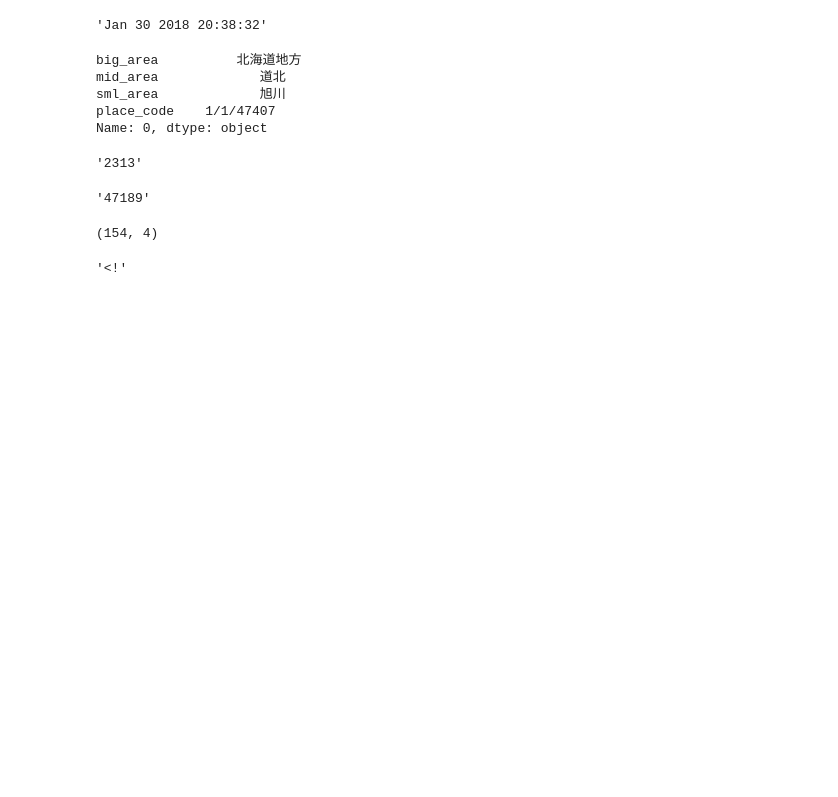
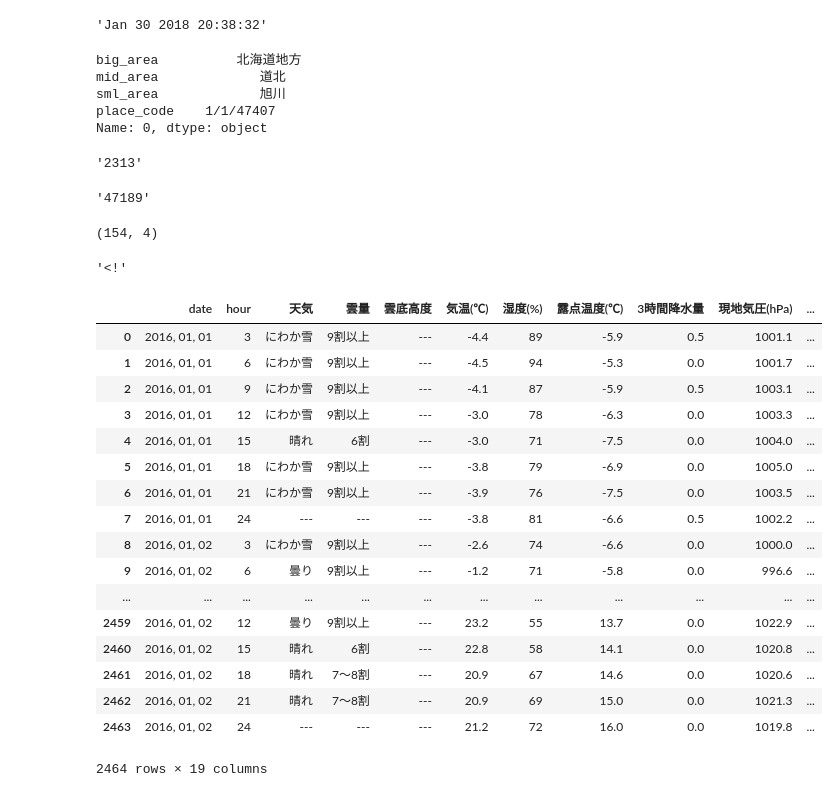
Before and after one commit to bluebread/Tenki-Library, a Jupyter notebook: crawler.ipynb, the cells around one changed output. Cells and saved outputs as stored; diff of their text form; code cells hidden in the pictures; blank space fills up the shorter version.

```diff
--- a/crawler.ipynb
+++ b/crawler.ipynb
@@ -393,3 +393,25 @@ js = urlopen("http://az416740.vo.msecnd.net/component/static_api/past/live/2016/
 '\u003c!'
 # %% [output]
 '<!'
+# %%
+pw_df = read_csv("fast_place_weather.csv", encoding="cp932")
+pw_df
+# %% [output]
+|  | date | hour | 天気 | 雲量 | 雲底高度 | 気温(℃) | 湿度(%) | 露点温度(℃) | 3時間降水量 | 現地気圧(hPa) | ... |
+| 0 | 2016, 01, 01 | 3 | にわか雪 | 9割以上 | --- | -4.4 | 89 | -5.9 | 0.5 | 1001.1 | ... |
+| 1 | 2016, 01, 01 | 6 | にわか雪 | 9割以上 | --- | -4.5 | 94 | -5.3 | 0.0 | 1001.7 | ... |
+| 2 | 2016, 01, 01 | 9 | にわか雪 | 9割以上 | --- | -4.1 | 87 | -5.9 | 0.5 | 1003.1 | ... |
+| 3 | 2016, 01, 01 | 12 | にわか雪 | 9割以上 | --- | -3.0 | 78 | -6.3 | 0.0 | 1003.3 | ... |
+| 4 | 2016, 01, 01 | 15 | 晴れ | 6割 | --- | -3.0 | 71 | -7.5 | 0.0 | 1004.0 | ... |
+| 5 | 2016, 01, 01 | 18 | にわか雪 | 9割以上 | --- | -3.8 | 79 | -6.9 | 0.0 | 1005.0 | ... |
+| 6 | 2016, 01, 01 | 21 | にわか雪 | 9割以上 | --- | -3.9 | 76 | -7.5 | 0.0 | 1003.5 | ... |
+| 7 | 2016, 01, 01 | 24 | --- | --- | --- | -3.8 | 81 | -6.6 | 0.5 | 1002.2 | ... |
+| 8 | 2016, 01, 02 | 3 | にわか雪 | 9割以上 | --- | -2.6 | 74 | -6.6 | 0.0 | 1000.0 | ... |
+| 9 | 2016, 01, 02 | 6 | 曇り | 9割以上 | --- | -1.2 | 71 | -5.8 | 0.0 | 996.6 | ... |
+| ... | ... | ... | ... | ... | ... | ... | ... | ... | ... | ... | ... |
+| 2459 | 2016, 01, 02 | 12 | 曇り | 9割以上 | --- | 23.2 | 55 | 13.7 | 0.0 | 1022.9 | ... |
+| 2460 | 2016, 01, 02 | 15 | 晴れ | 6割 | --- | 22.8 | 58 | 14.1 | 0.0 | 1020.8 | ... |
+| 2461 | 2016, 01, 02 | 18 | 晴れ | 7～8割 | --- | 20.9 | 67 | 14.6 | 0.0 | 1020.6 | ... |
+| 2462 | 2016, 01, 02 | 21 | 晴れ | 7～8割 | --- | 20.9 | 69 | 15.0 | 0.0 | 1021.3 | ... |
+| 2463 | 2016, 01, 02 | 24 | --- | --- | --- | 21.2 | 72 | 16.0 | 0.0 | 1019.8 | ... |
+2464 rows × 19 columns
```
Also changed, not shown: 2 other files.
